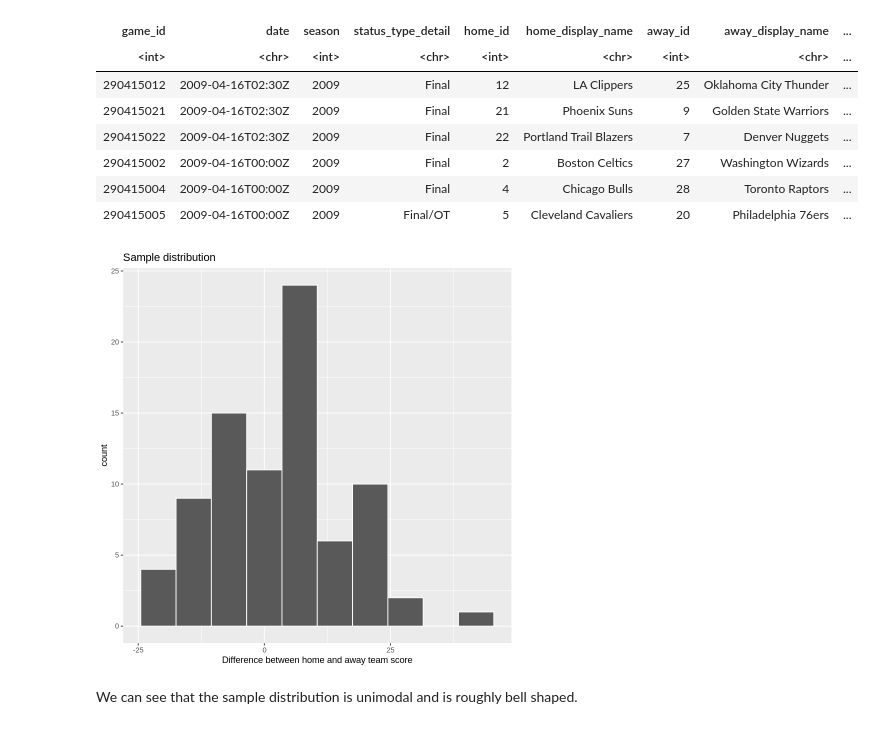
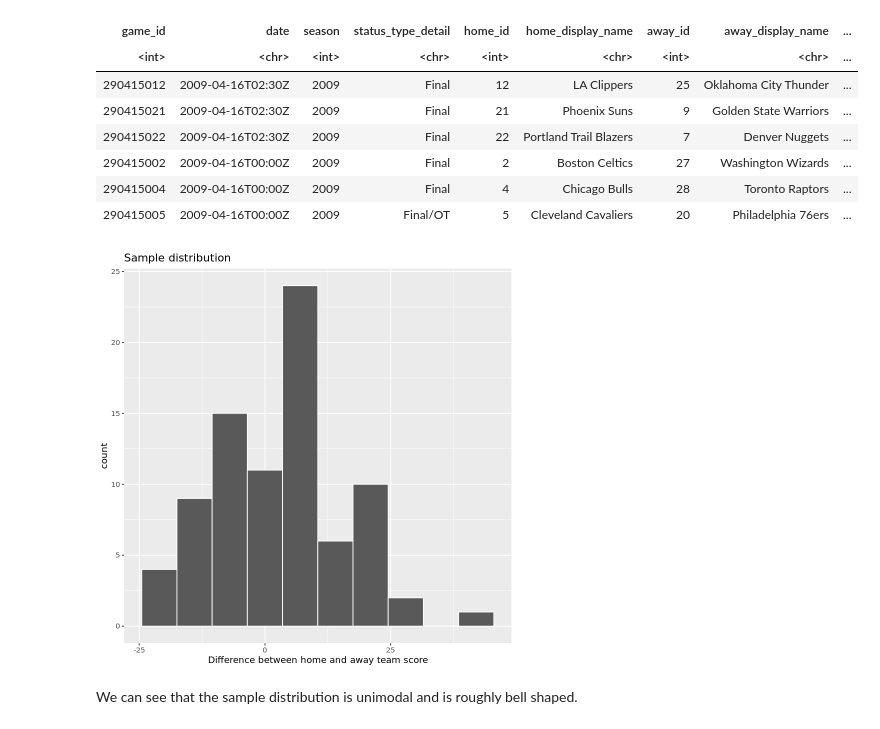
Before and after one commit to leowang801/home-court-advantage, a Jupyter notebook: group_47_project.ipynb, the cells around one changed output. Drawn from its saved outputs; the diff is of its cells as text; code cells hidden in the pictures.

```diff
--- a/group_47_project.ipynb
+++ b/group_47_project.ipynb
@@ -95,14 +97,15 @@ sample <- seasons_clean %>%
 # %%
 # Plotting the sample
 sample_dist <- sample %>%
     ggplot(aes(x = home_margin)) +
     geom_histogram(binwidth = 7, color = "white") +
     xlab("Difference between home and away team score") +
-    ggtitle("Sample distribution")
+    ggtitle("Sample distribution") +
+    theme(text = element_text(20))
 
 sample_dist
 # %% [output]
-[figure, old version]
+[figure, new version]
 # %% [markdown]
 We can see that the sample distribution is unimodal and is roughly bell shaped.
 # %%
```
Also changed, not shown: parts of 7 cells of this notebook.
